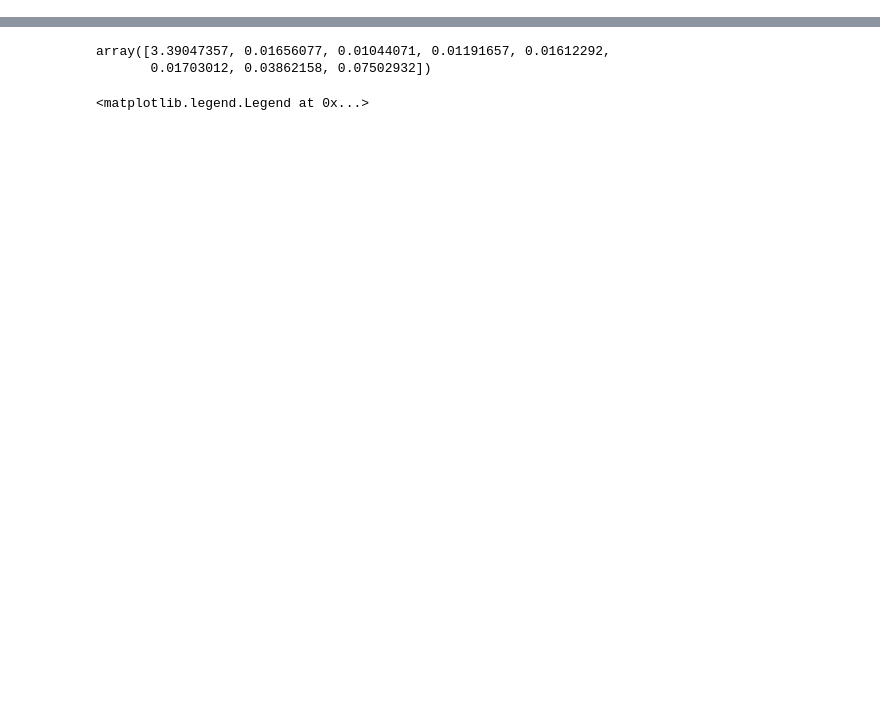
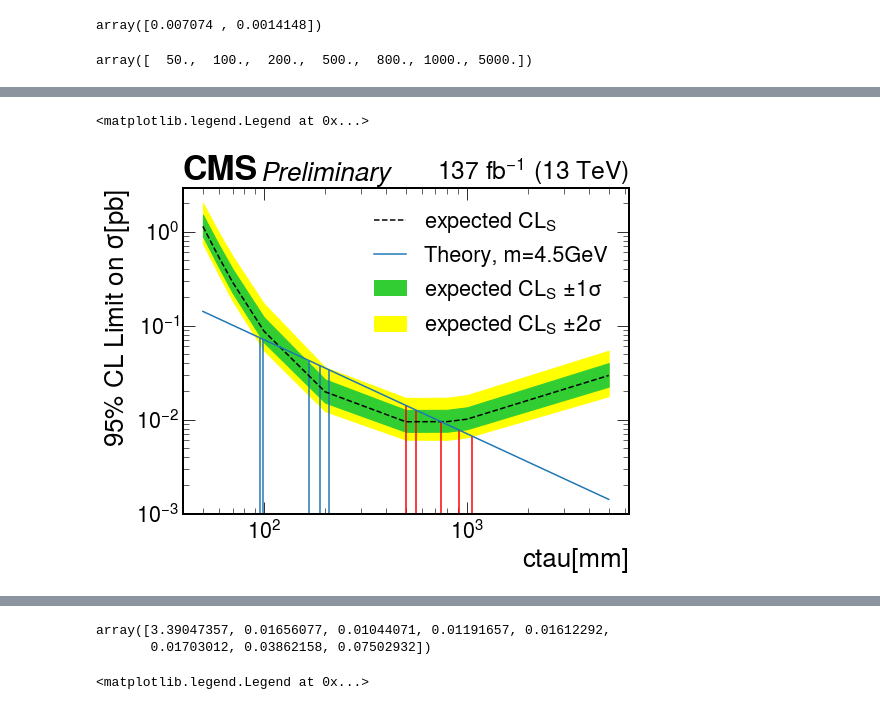
Before and after one commit to kakwok/LLP_coffea, a Jupyter notebook: notebook/LimitPloting.ipynb, the cells around one changed output, grey strips where cells are left out. Drawn from its saved outputs; the diff is of its cells as text; code cells hidden in the pictures; blank space fills up the shorter version.

```diff
--- a/notebook/LimitPloting.ipynb
+++ b/notebook/LimitPloting.ipynb
@@ -202,2 +235,51 @@ array([70.18613339, 73.66922238, 77.14105656, 81.32815172, 98.67298796])
+# %%
+f_xsec(4.5)(np.array(ctau))
+# %% [output]
+array([0.007074 , 0.0014148])
 # %%
-x = intersect(funcs, f_xsec(4),70)
+ct_xing_4p5 = intersect(funcs_4p5, f_xsec(4.5),1000)
+# %%
+ctau4p5_i
+# %% [output]
+array([  50.,  100.,  200.,  500.,  800., 1000., 5000.])
+# %%
+m4p5GeV_i, ctau4p5_i,funcs_4p5 = interpolate1D(arr4p5GeV, ctau4p5GeV,-1)
+
+plt.style.use(hep.style.CMS)
+
+fig, ax = plt.subplots(figsize=(8,6))
+ax = plotlimit(ax,m4p5GeV_i,ctau4p5_i,True)
+# ax = plotlimit(ax,m4p5GeV_i,ctau4p5_i,False)
+# ax = plotlimit(ax,m4GeV_i,ctau4GeV_i,False)
+
+ax.plot(ctau4p5_i,f_xsec(4.5)(ctau4p5_i),label="Theory, m=4.5GeV")
+# ax.plot(ctau4GeV_i,f_xsec(4)(ctau4GeV_i),label="Theory, m=4GeV")
+
+ct_xing_4p5 = intersect(funcs_4p5, f_xsec(4.5),[500,600,700,800,1000])
+ct_xing_4p5_up = intersect(funcs_4p5, f_xsec(4.5),[90,100,100,140,150])
+# ct_xing_4p5 = intersect(funcs_4p5, f_xsec(4.5),1000)
+# ct_xing_4p5_up = intersect(funcs_4p5, f_xsec(4.5),80)
+
+
+showXings=True
+if showXings:
+    for sol in ct_xing_4p5_up:
+        ax.vlines(sol,0,f_xsec(4.5)(sol))
+    for sol in ct_xing_4p5:
+        ax.vlines(sol,0,f_xsec(4.5)(sol),color='r')
+showInterPolation=False
+if showInterPolation:
+#     x = np.logspace(1,4,20)
+    x = ctau4p5_i
+    ax = plotlimit(ax,
+                   np.array([funcs_4p5[i](x) for i in range(5)]).transpose(),
+                   x,True)
+    ax.get_lines()[0].set_color('r')
+
+ax.set_xlabel("ctau[mm]")
+ax.set_ylabel("95% CL Limit on $\sigma$[pb]")
+ax.set_yscale("log")
+ax.set_xscale("log")
+# ax.legend(["m=4.5GeV","Theory"])
+ax.legend()
+# %% [output]
@@ -203,0 +288,2 @@ x = intersect(funcs, f_xsec(4),70)
+<matplotlib.legend.Legend at 0x...>
+[figure, added]
```
Also changed, not shown: parts of 71 cells of this notebook, 7 other files.
